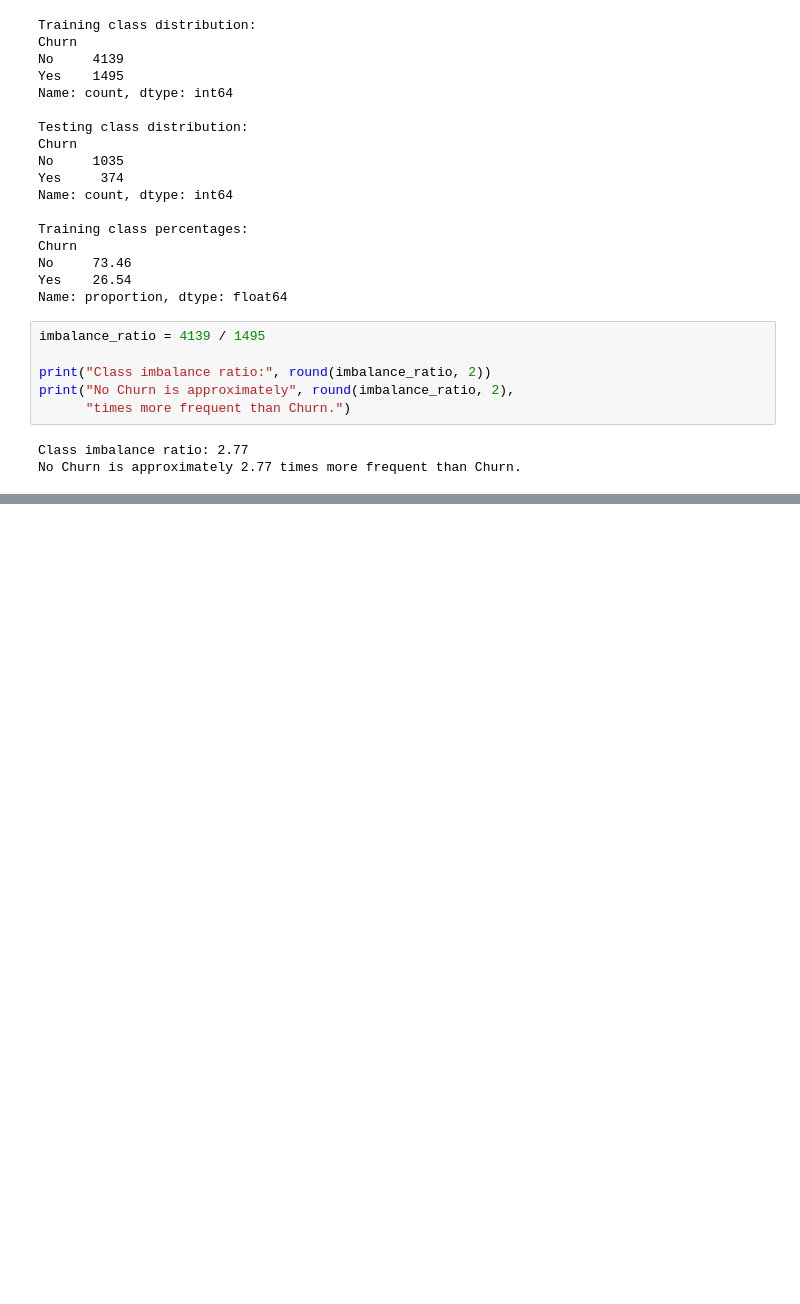
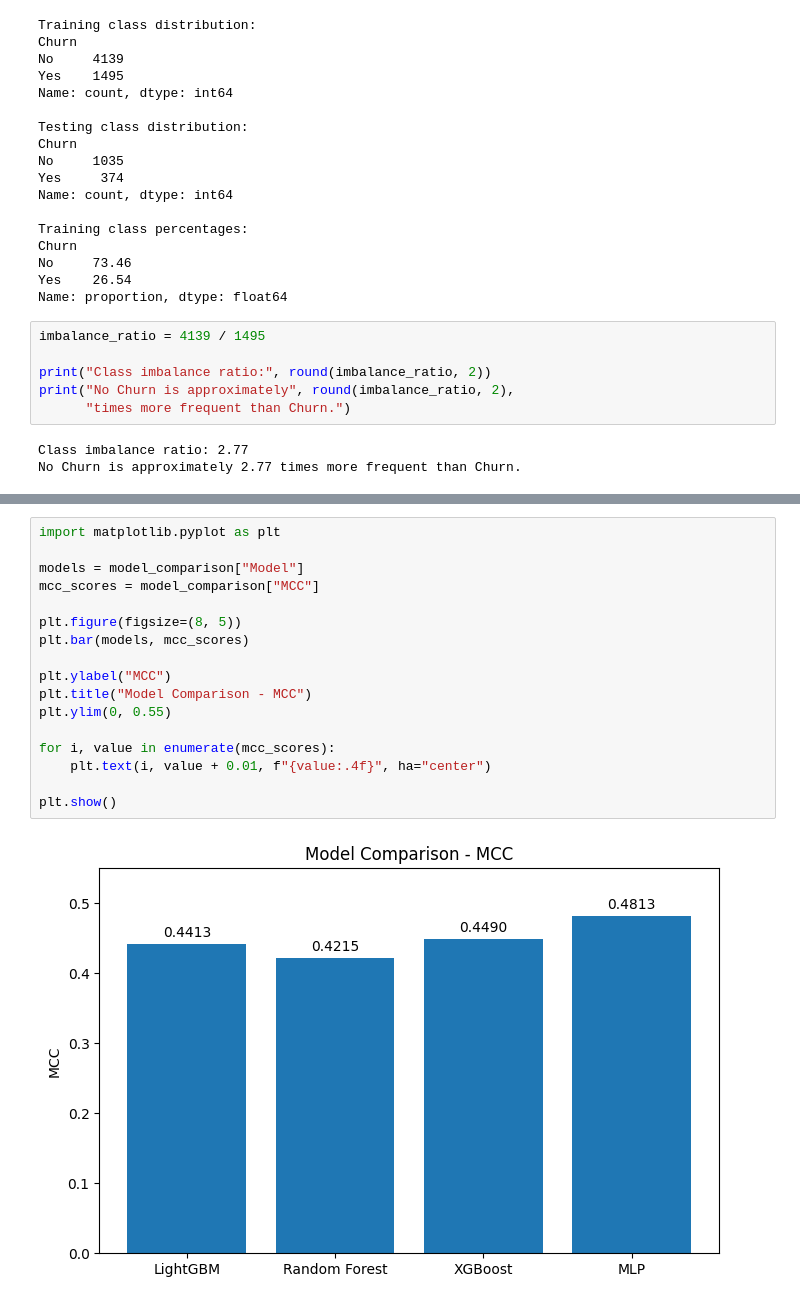
Before and after one commit to lavanya-2490-maker/Demo, a Jupyter notebook: Churn_Counterfactual_project.ipynb, the cells around one changed output, grey strips where cells are left out. Drawn from its saved outputs; the diff is of its cells as text; blank space fills up the shorter version.

```diff
--- a/Churn_Counterfactual_project.ipynb
+++ b/Churn_Counterfactual_project.ipynb
@@ -1349,0 +1547,19 @@ No Churn is approximately 2.77 times more frequent than Churn.
+# %%
+import matplotlib.pyplot as plt
+
+models = model_comparison["Model"]
+mcc_scores = model_comparison["MCC"]
+
+plt.figure(figsize=(8, 5))
+plt.bar(models, mcc_scores)
+
+plt.ylabel("MCC")
+plt.title("Model Comparison - MCC")
+plt.ylim(0, 0.55)
+
+for i, value in enumerate(mcc_scores):
+    plt.text(i, value + 0.01, f"{value:.4f}", ha="center")
+
+plt.show()
+# %% [output]
+[figure, added]
```
Also changed, not shown: parts of 35 cells of this notebook.
